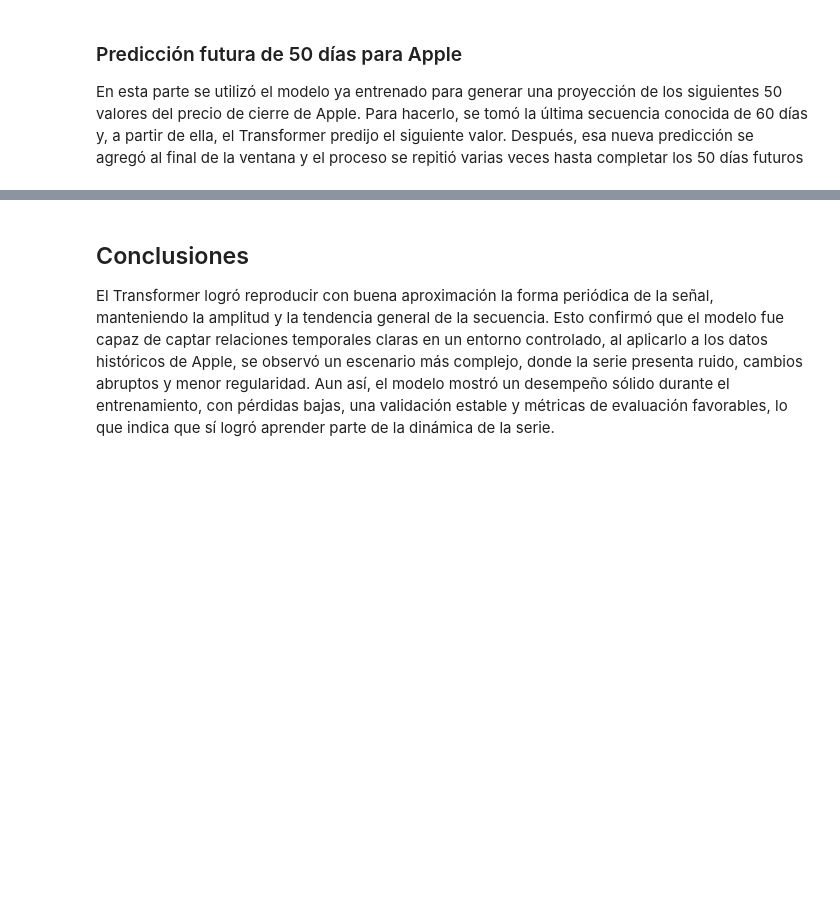
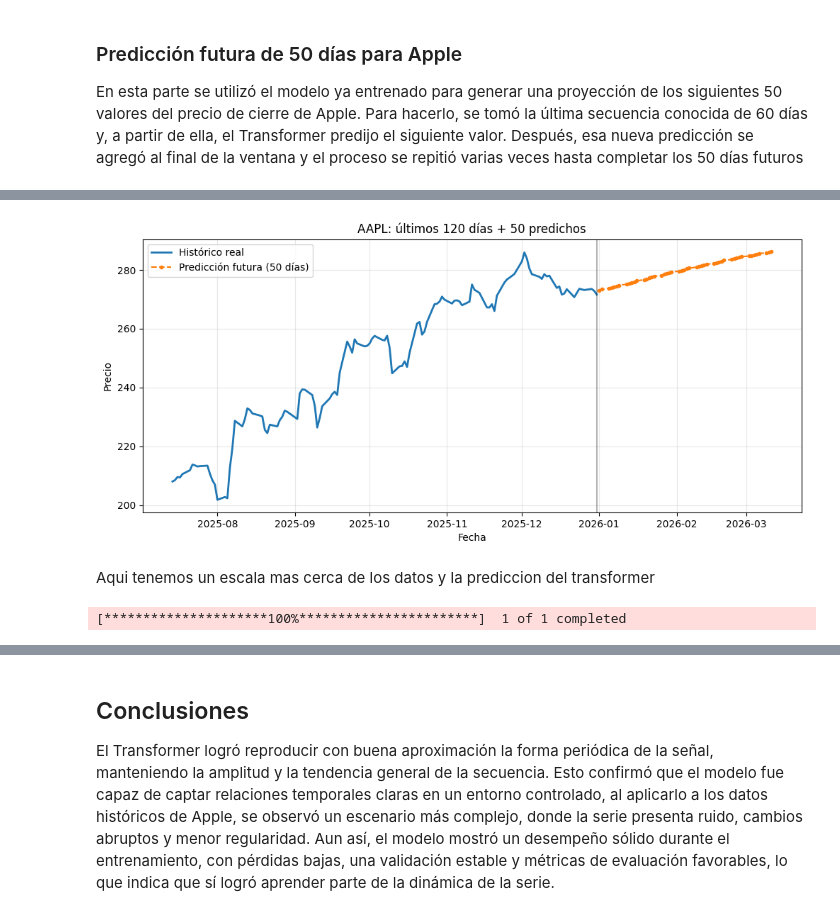
Before and after one commit to vha11/AA2-Practica1, a Jupyter notebook: Parte2_Transformers/transformer_alumno.ipynb, the cells around one changed output, grey strips where cells are left out. Drawn from its saved outputs; the diff is of its cells as text; code cells hidden in the pictures; blank space fills up the shorter version.

```diff
--- a/Parte2_Transformers/transformer_alumno.ipynb
+++ b/Parte2_Transformers/transformer_alumno.ipynb
@@ -902,0 +901,42 @@ plt.show()
+# %%
+historico_real = scaler.inverse_transform(data_scaled).flatten()
+pred_futuras = future_predictions.flatten()
+
+# Fechas futuras simples (días hábiles)
+fechas_futuras = pd.bdate_range(start=df.index[-1] + pd.Timedelta(days=1), periods=50)
+
+plt.figure(figsize=(12,5))
+plt.plot(df.index[-120:], historico_real[-120:], label="Histórico real", linewidth=2)
+plt.plot(fechas_futuras, pred_futuras, '--o', label="Predicción futura (50 días)", markersize=3)
+
+plt.axvline(x=df.index[-1], color='black', alpha=0.3)
+plt.title("AAPL: últimos 120 días + 50 predichos")
+plt.xlabel("Fecha")
+plt.ylabel("Precio")
+plt.legend()
+plt.grid(alpha=0.3)
+plt.show()
+# %% [output]
+[figure, added]
+# %% [markdown]
+Aqui tenemos un escala mas cerca de los datos y la prediccion del transformer
+# %%
+inicio_real = fechas_futuras.min().strftime("%Y-%m-%d")
+fin_real = (fechas_futuras.max() + pd.Timedelta(days=7)).strftime("%Y-%m-%d")
+
+df_real_futuro = yf.download("AAPL", start=inicio_real, end=fin_real)
+
+real_futuras = df_real_futuro["Close"]
+
+if isinstance(real_futuras, pd.DataFrame):
+    real_futuras = real_futuras.squeeze()
+
+comparacion = pd.DataFrame({
+    "Prediccion": pred_futuras
+}, index=fechas_futuras)
+
+comparacion["Real"] = real_futuras
+
+comparacion = comparacion.dropna()
+# %% [output]
+[*********************100%***********************]  1 of 1 completed
```
Also changed, not shown: parts of 15 cells of this notebook.
